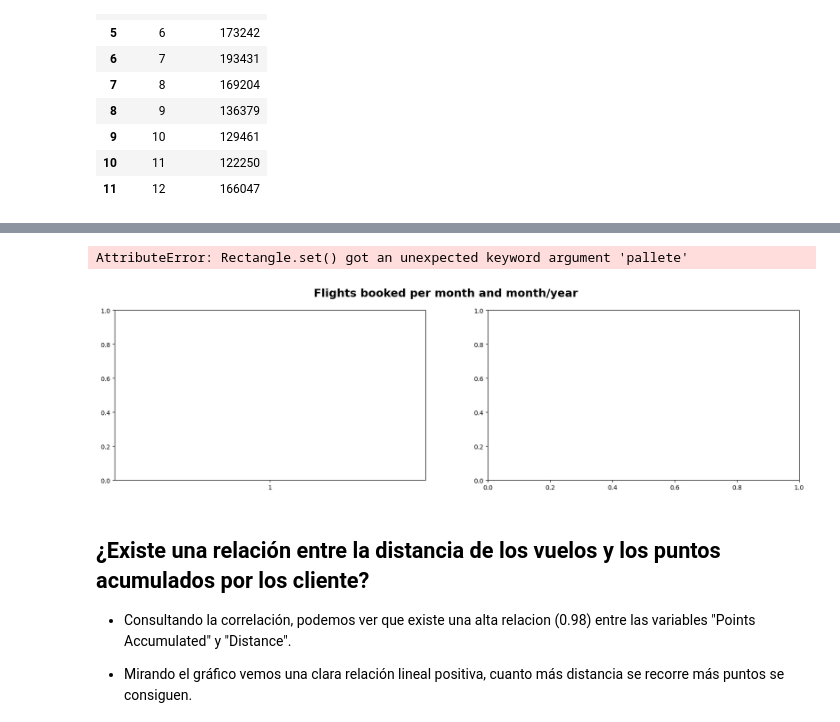
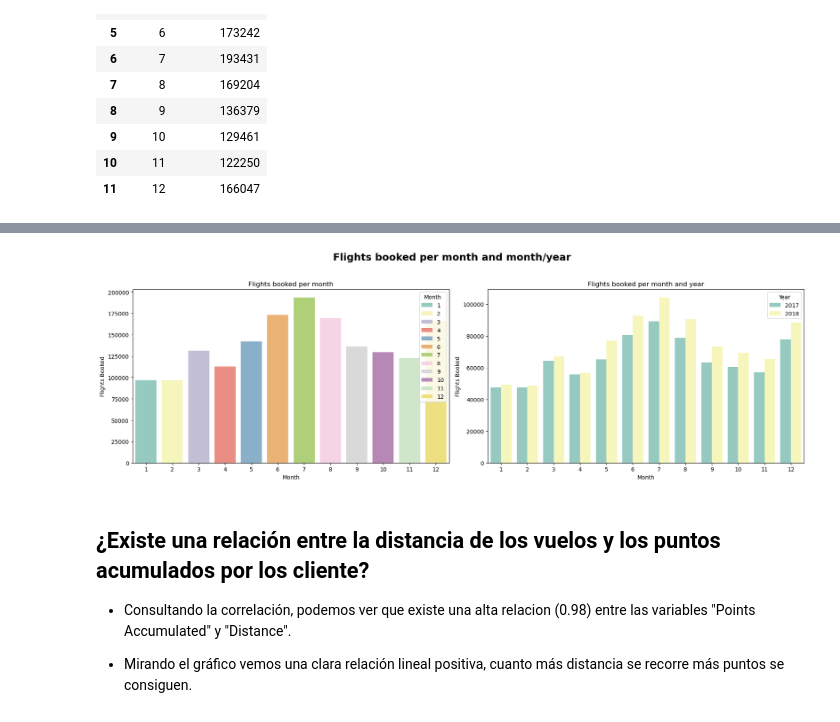
Before and after one commit to Adalab/bda-modulo-3-evaluacion-final-Andrea-Gauger, a Jupyter notebook: notebooks/03_visualizacion.ipynb, the cells around one changed output, grey strips where cells are left out. Cells and saved outputs as stored; diff of their text form; code cells hidden in the pictures.

```diff
--- a/notebooks/03_visualizacion.ipynb
+++ b/notebooks/03_visualizacion.ipynb
@@ -124,7 +124,8 @@ Vemos que los meses en los que más vuelos se reservan son los que coinciden con
 
 Cuando introducimos la variable año, comparando los meses por año, vemos que la tendencia se mantiene en cuanto a los meses estivos y diciembre, y disminuye ligeramente en los primeros meses de 2018.
 # %%
-vuelos_mes = df.groupby("Month")["Flights Booked"].sum().sort_index().reset_index()
+# Realizo una agrupación previa sumando los vuelos reservados por mes
+vuelos_mes = df.groupby("Month")["Flights Booked"].sum().reset_index()
 vuelos_mes
 # %% [output]
 |  | Month | Flights Booked |
@@ -140,3 +141,7 @@ vuelos_mes
 | 9 | 10 | 129461 |
 | 10 | 11 | 122250 |
 | 11 | 12 | 166047 |
+# %%
+# Realizo una agrupación previa sumando los vuelos reservados por mes y año
+vuelos_mes_año = df.groupby(["Month","Year"])["Flights Booked"].sum().sort_index().reset_index()
+vuelos_mes_año
@@ -143,31 +166,32 @@ vuelos_mes
 # %%
-fig, axes = plt.subplots(nrows=1, ncols=2, figsize=(20,5))
-fig.suptitle("Flights booked per month and month/year",
-             fontsize=18, fontweight="bold")
+fig, axes = plt.subplots(nrows=1, ncols=2, figsize=(18,6))
+fig.suptitle("Flights booked per month and month/year", fontsize=18, fontweight="bold")
+
+# Gráfico 1: Vuelos por mes
+sns.barplot(y="Flights Booked",
+            x="Month",
+            data= vuelos_mes,
+            hue="Month",
+            ax=axes[0],
+            palette="Set3")
+axes[0].set_title("Flights booked per month")
 
 
-sns.barplot(x="Month",
-            y="Flights Booked",
-            data=df,
-            ax=axes[0],
-            hue="Month",
-            pallete="Set2")
-
-sns.barplot(x="Month",
-            y="Flights Booked",
-            data=df,
-            ax=axes[1],
-            hue="Year",
-            pallete="Set2")
+# Gráfico 2: Vuelos por mes y año
+sns.barplot(data=vuelos_mes_año,
+             x="Month",
+             y="Flights Booked",
+             hue="Year",
+             ax=axes[1],
+             palette="Set3")
+axes[1].set_title("Flights booked per month and year")
 
 
-axes[0].legend_.remove()
 plt.tight_layout(rect=[0, 0, 1, 0.95])
-plt.subplots_adjust(wspace=0.3)
-plt.savefig("../images/02_flights_booked_per_month_and_month&year.jpg", format="jpg", dpi=300, bbox_inches="tight")
+# La imagen se queda comentada para que no se genere cada vez
+# plt.savefig("../images/02_flights_booked_per_month_and_month&year.jpg", format="jpg", dpi=300, bbox_inches="tight");
 # %% [output]
-AttributeError: Rectangle.set() got an unexpected keyword argument 'pallete'
-[figure, old version]
+[figure, new version]
 # %% [markdown]
 ## ¿Existe una relación entre la distancia de los vuelos y los puntos acumulados por los cliente?
 
```
Also changed, not shown: parts of 17 cells of this notebook, 6 other files.
